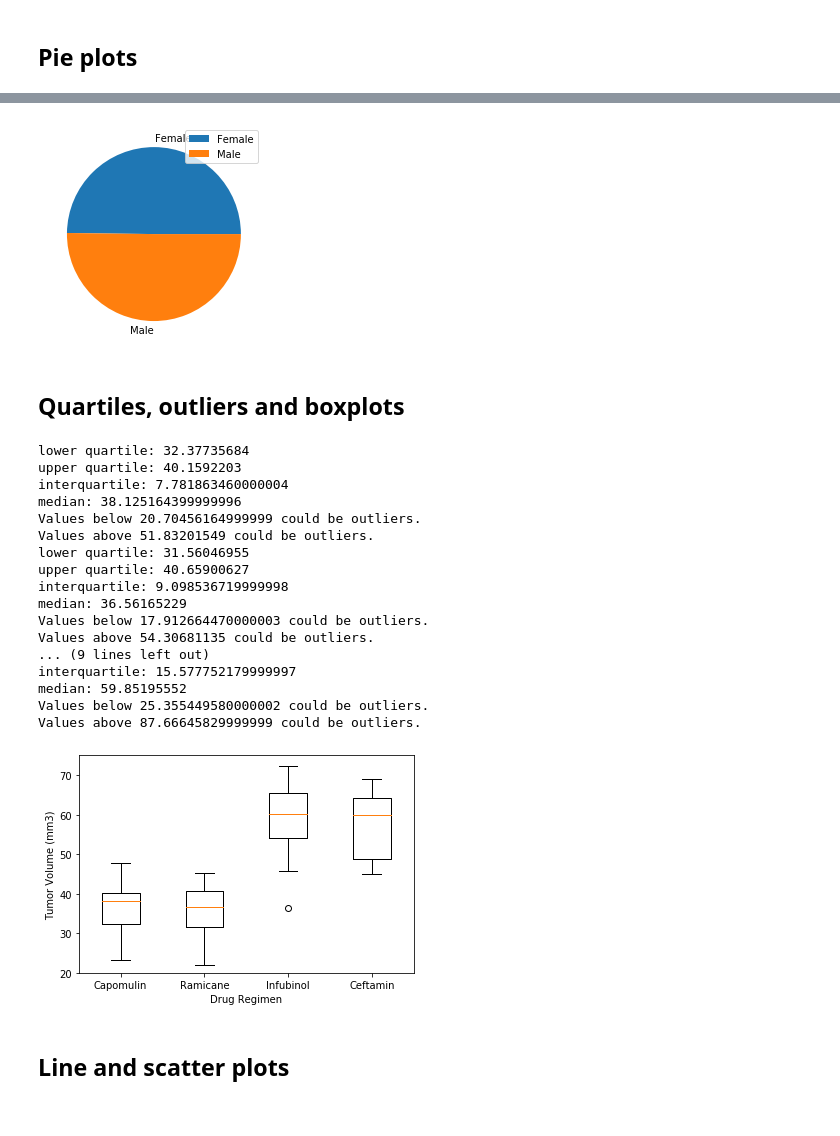
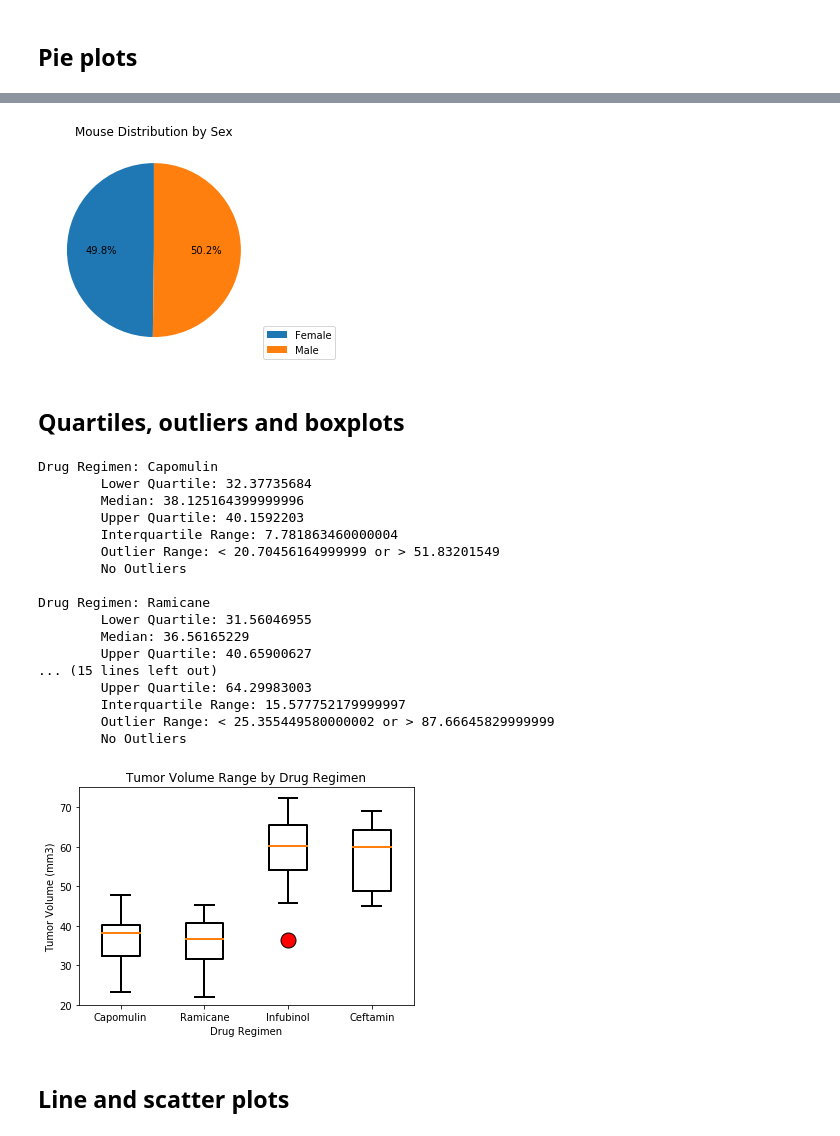
Before and after one commit to nvanlangen/matplotlib-challenge, a Jupyter notebook: Pymaceuticals/pymaceuticals_NVL.ipynb, the cells around one changed output, grey strips where cells are left out. Cells and saved outputs as stored; diff of their text form; code cells hidden in the pictures.

```diff
--- a/Pymaceuticals/pymaceuticals_NVL.ipynb
+++ b/Pymaceuticals/pymaceuticals_NVL.ipynb
@@ -150,20 +151,20 @@ plt.show()
 # %%
 # Generate a pie plot showing the distribution of female versus male mice using pyplot
 
 # Reset the index on the DataFrame to allow a series to be created
 mouse_type_count_df=mouse_type_count_df.reset_index()
 
 # Get the Sex labels for the Pie Plot
 labels = mouse_type_count_df["Sex"].unique()
 
 # Create a Pie Plot of the data
-plt.pie(mouse_type_count_df["NumberOfMice"],labels=labels)
-plt.legend()
-
+plt.pie(mouse_type_count_df["NumberOfMice"],startangle=90,autopct="%1.1f%%")
+plt.legend(loc=(1,0),labels=labels,)
+plt.title("Mouse Distribution by Sex")
 # Display the Pie Plot
 plt.show()
 # %% [output]
-[figure, old version]
+[figure, new version]
 # %% [markdown]
 ## Quartiles, outliers and boxplots
 # %%
@@ -190,48 +191,52 @@ for regimen in regimen_list:
     # Merge the Max Timepoint DataFrame with the Drug Regimen DataFrame on Mouse ID and Timepoint to get the Tumor Volume for the last timepoint
     drug_regimen_timepoint_max_df = pd.merge(drug_regimen_timepoint_max_df,drug_regimen_timepoint_df, on=["Mouse ID","Timepoint"])
 
-    # Get the data for the calculations and plot
+    # Get the Quartiles, IQR, Outlier Bounds
     drug_regimen_final_tumor_df = drug_regimen_timepoint_max_df["Tumor Volume (mm3)"]
     quartiles = drug_regimen_final_tumor_df.quantile([.25,.5,.75])
     lowerq = quartiles[0.25]
     upperq = quartiles[0.75]
     iqr = upperq-lowerq
-    print(f"lower quartile: {lowerq}")
-    print(f"upper quartile: {upperq}")
-    print(f"interquartile: {iqr}")
-    print(f"median: {quartiles[0.5]} ")
-
     lower_bound = lowerq - (1.5*iqr)
     upper_bound = upperq + (1.5*iqr)
-    print(f"Values below {lower_bound} could be outliers.")
-    print(f"Values above {upper_bound} could be outliers.")
+
+    # Print the  Quartiles, IQR, Outlier Bounds
+    print("Drug Regimen: " + regimen)
+    print(f"\tLower Quartile: {lowerq}")
+    print(f"\tMedian: {quartiles[0.5]} ")
+    print(f"\tUpper Quartile: {upperq}")
+    print(f"\tInterquartile Range: {iqr}")
+    print(f"\tOutlier Range: < {lower_bound} or > {upper_bound}")
 
     # Add Drug Regimen and data to the dictionary
     drug_dict.update({regimen:drug_regimen_final_tumor_df})
 
+    # Check for Outliers and print outliers that are found
     drug_regimen_outlier_df = drug_regimen_timepoint_max_df.loc[(drug_regimen_timepoint_max_df["Tumor Volume (mm3)"] < lower_bound) | (drug_regimen_timepoint_max_df["Tumor Volume (mm3)"] > upper_bound)]
     if len(drug_regimen_outlier_df) > 0:
         for outlier_rec in range(len(drug_regimen_outlier_df)):
             outlier_mouse_df=drug_regimen_outlier_df.iloc[outlier_rec]
-            print(f"Mouse ID: {outlier_mouse_df['Mouse ID']} - Tumor Volume (mm3): {outlier_mouse_df['Tumor Volume (mm3)']} ")
+            print(f"\tOutlier: Mouse ID {outlier_mouse_df['Mouse ID']} with Tumor Volume (mm3) {outlier_mouse_df['Tumor Volume (mm3)']}\n")
+    else:
+        print("\tNo Outliers\n")
 # %% [output]
-lower quartile: 32.37735684
-upper quartile: 40.1592203
-interquartile: 7.781863460000004
-median: 38.125164399999996
-Values below 20.70456164999999 could be outliers.
-Values above 51.83201549 could be outliers.
-lower quartile: 31.56046955
-upper quartile: 40.65900627
-interquartile: 9.098536719999998
-median: 36.56165229
-Values below 17.912664470000003 could be outliers.
-Values above 54.30681135 could be outliers.
-... (9 lines left out)
-interquartile: 15.577752179999997
-median: 59.85195552
-Values below 25.355449580000002 could be outliers.
-Values above 87.66645829999999 could be outliers.
+Drug Regimen: Capomulin
+        Lower Quartile: 32.37735684
+        Median: 38.125164399999996
+        Upper Quartile: 40.1592203
+        Interquartile Range: 7.781863460000004
+        Outlier Range: < 20.70456164999999 or > 51.83201549
+        No Outliers
+
+Drug Regimen: Ramicane
+        Lower Quartile: 31.56046955
+        Median: 36.56165229
+        Upper Quartile: 40.65900627
+... (15 lines left out)
+        Upper Quartile: 64.29983003
+        Interquartile Range: 15.577752179999997
+        Outlier Range: < 25.355449580000002 or > 87.66645829999999
+        No Outliers
 # %%
 # Generate a box plot of the final tumor volume of each mouse across four regimens of interest
 # Configure plot characteristics
@@ -241,13 +246,13 @@ ax1.set_xlabel('Drug Regimen')
 ax1.set_ylim(20,75)
 
 # Create the plot using the dictionary
-ax1.boxplot(drug_dict.values())
+ax1.boxplot(drug_dict.values(),medianprops=dict(linewidth=2),boxprops=dict(linewidth=2),whiskerprops=dict(linewidth=2),capprops=dict(linewidth=2),flierprops=dict(markerfacecolor="red",markersize=15))
 ax1.set_xticklabels(drug_dict.keys())
-
+ax1.set_title("Tumor Volume Range by Drug Regimen")
 # Display the Box Charts
 plt.show()
 # %% [output]
-[figure, old version]
+[figure, new version]
 # %% [markdown]
 ## Line and scatter plots
 # %%
```
Also changed, not shown: parts of 3 cells of this notebook.
